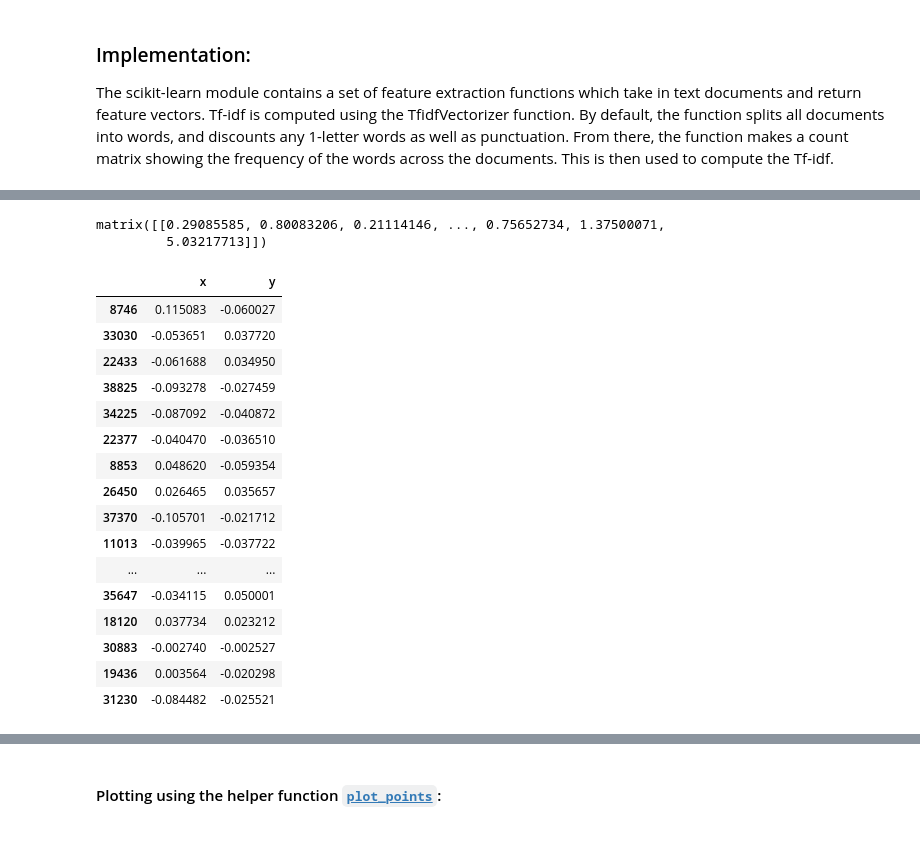
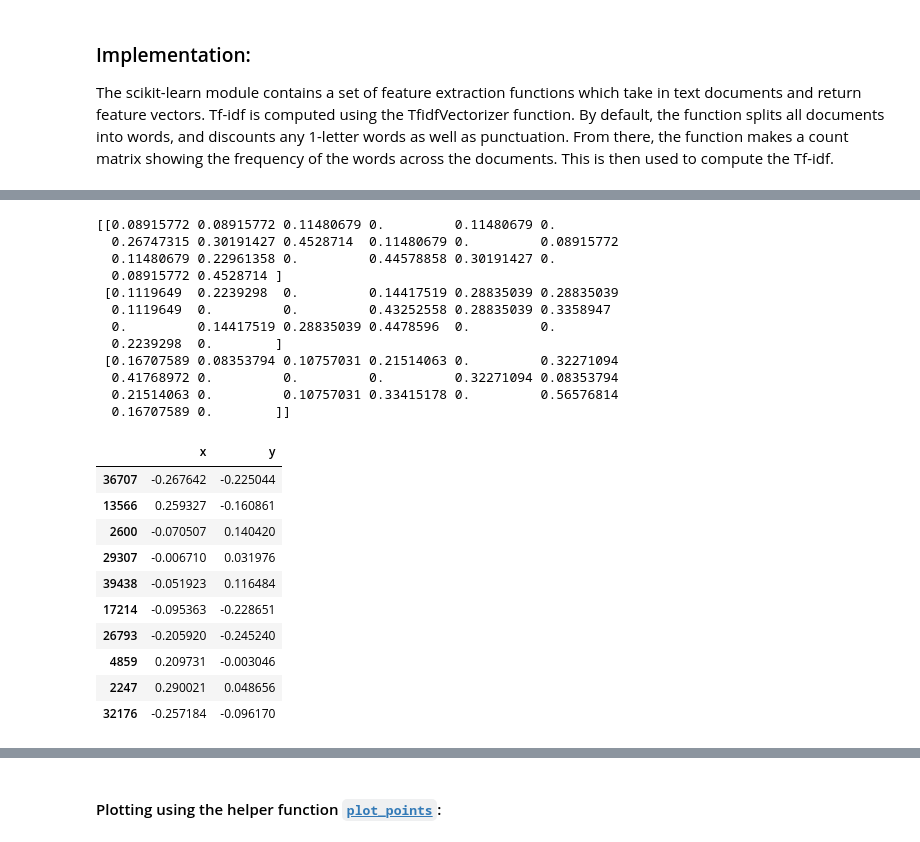
Before and after one commit to willb/openshift-ml-workflows-workshop, a Jupyter notebook: 02-feature-engineering.ipynb, the cells around one changed output, grey strips where cells are left out. Saved outputs shown, nothing was run; the diff lists cells and outputs as text; code cells hidden in the pictures.

```diff
--- a/02-feature-engineering.ipynb
+++ b/02-feature-engineering.ipynb
@@ -52,4 +125,5 @@ The scikit-learn module contains a set of feature extraction functions which tak
 from sklearn.feature_extraction.text import TfidfVectorizer
 
 #initialising the vectorizer.
-vectorizer = TfidfVectorizer(token_pattern='(?u)\\b[A-Za-z]\\w+\\b')
+vectorizer = TfidfVectorizer(token_pattern='(?u)\\b[A-Za-z]\\w+\\b', max_features = 20 )
+tf_idf = vectorizer.fit_transform(df_samp["text"])
@@ -73,5 +129,0 @@ TfidfVectorizer(analyzer='word', binary=False, decode_error='strict',
-# %%
-#The fit_transform function computes the tf-idf vectors for the simulated data.
-
-tf_idf = vectorizer.fit_transform(df["text"])
-tf_idf
@@ -113,8 +135,22 @@ sub_samps_featsd.shape
-# %%
-sum(sub_samps_featsd)
-# %% [output]
-matrix([[0.29085585, 0.80083206, 0.21114146, ..., 0.75652734, 1.37500071,
-         5.03217713]])
+# %%
+print(tf_idf.toarray()) # we see that they are identical.
+# %% [output]
+[[0.08915772 0.08915772 0.11480679 0.         0.11480679 0.
+  0.26747315 0.30191427 0.4528714  0.11480679 0.         0.08915772
+  0.11480679 0.22961358 0.         0.44578858 0.30191427 0.
+  0.08915772 0.4528714 ]
+ [0.1119649  0.2239298  0.         0.14417519 0.28835039 0.28835039
+  0.1119649  0.         0.         0.43252558 0.28835039 0.3358947
+  0.         0.14417519 0.28835039 0.4478596  0.         0.
+  0.2239298  0.        ]
+ [0.16707589 0.08353794 0.10757031 0.21514063 0.         0.32271094
+  0.41768972 0.         0.         0.         0.32271094 0.08353794
+  0.21514063 0.         0.10757031 0.33415178 0.         0.56576814
+  0.16707589 0.        ]]
+# %%
+#let's transform the rest of the data using these words, then plot using pca
+
+tf_idf_full = vectorizer.fit_transform(df["text"])
 # %%
 import sklearn.decomposition
 
@@ -122,28 +158,22 @@ DIMENSIONS = 2
 
 pca2 = sklearn.decomposition.PCA(DIMENSIONS)
 
-pca_a = pca2.fit_transform(sub_samps_featsd)
+pca_a = pca2.fit_transform(tf_idf_full.toarray())
 # %%
 pca_df = pd.DataFrame(pca_a, columns=["x", "y"])
-pca_df.sample(50)
+pca_df.sample(10)
 # %% [output]
 |  | x | y |
-| 8746 | 0.115083 | -0.060027 |
-| 33030 | -0.053651 | 0.037720 |
-| 22433 | -0.061688 | 0.034950 |
-| 38825 | -0.093278 | -0.027459 |
-| 34225 | -0.087092 | -0.040872 |
-| 22377 | -0.040470 | -0.036510 |
-| 8853 | 0.048620 | -0.059354 |
-| 26450 | 0.026465 | 0.035657 |
-| 37370 | -0.105701 | -0.021712 |
-| 11013 | -0.039965 | -0.037722 |
-| ... | ... | ... |
-| 35647 | -0.034115 | 0.050001 |
-| 18120 | 0.037734 | 0.023212 |
-| 30883 | -0.002740 | -0.002527 |
-| 19436 | 0.003564 | -0.020298 |
-| 31230 | -0.084482 | -0.025521 |
+| 36707 | -0.267642 | -0.225044 |
+| 13566 | 0.259327 | -0.160861 |
+| 2600 | -0.070507 | 0.140420 |
+| 29307 | -0.006710 | 0.031976 |
+| 39438 | -0.051923 | 0.116484 |
+| 17214 | -0.095363 | -0.228651 |
+| 26793 | -0.205920 | -0.245240 |
+| 4859 | 0.209731 | -0.003046 |
+| 2247 | 0.290021 | 0.048656 |
+| 32176 | -0.257184 | -0.096170 |
 # %%
 plot_data = pd.concat([df.reset_index(), pca_df], axis=1)
 # %%
```
Also changed, not shown: parts of 47 cells of this notebook.
